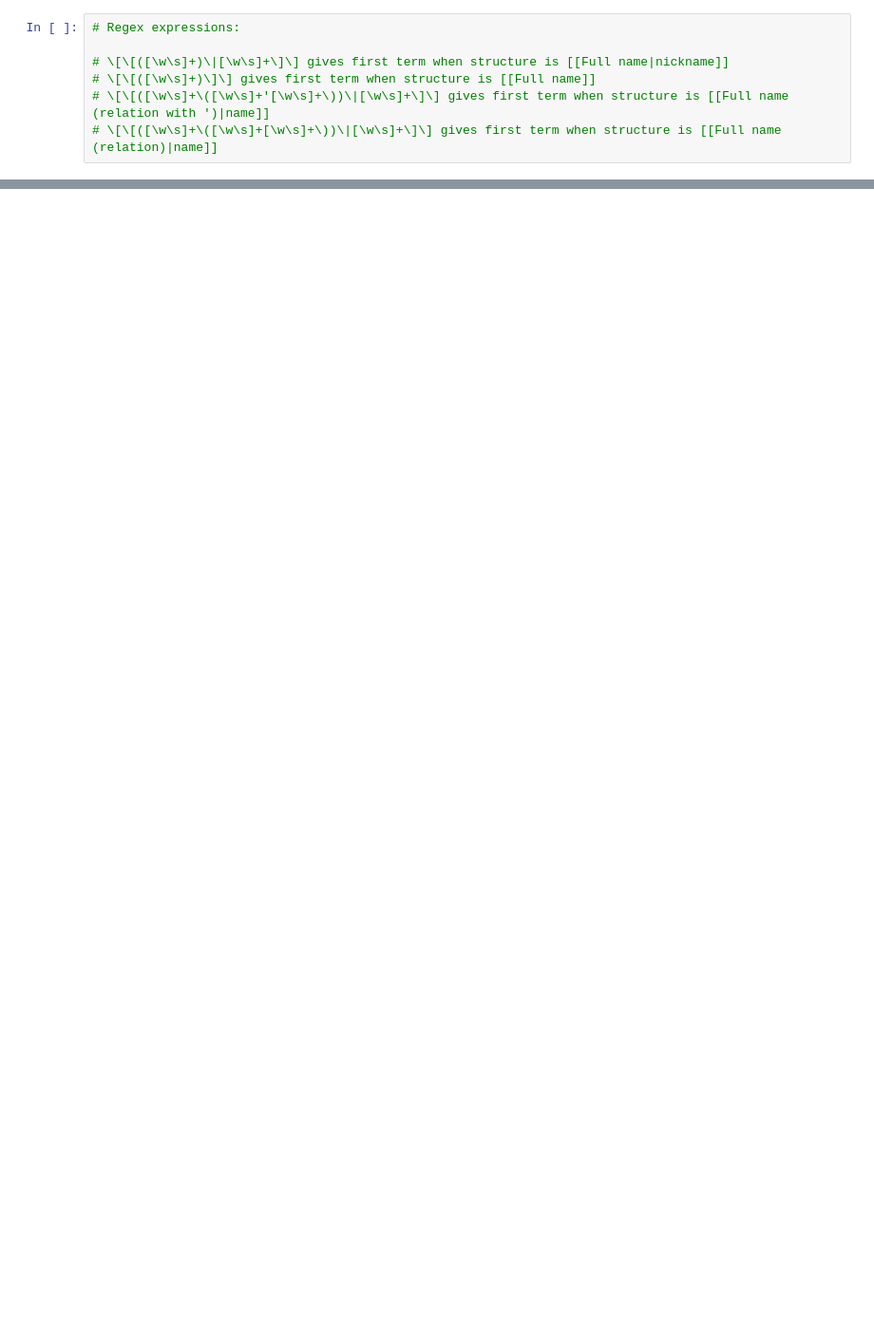
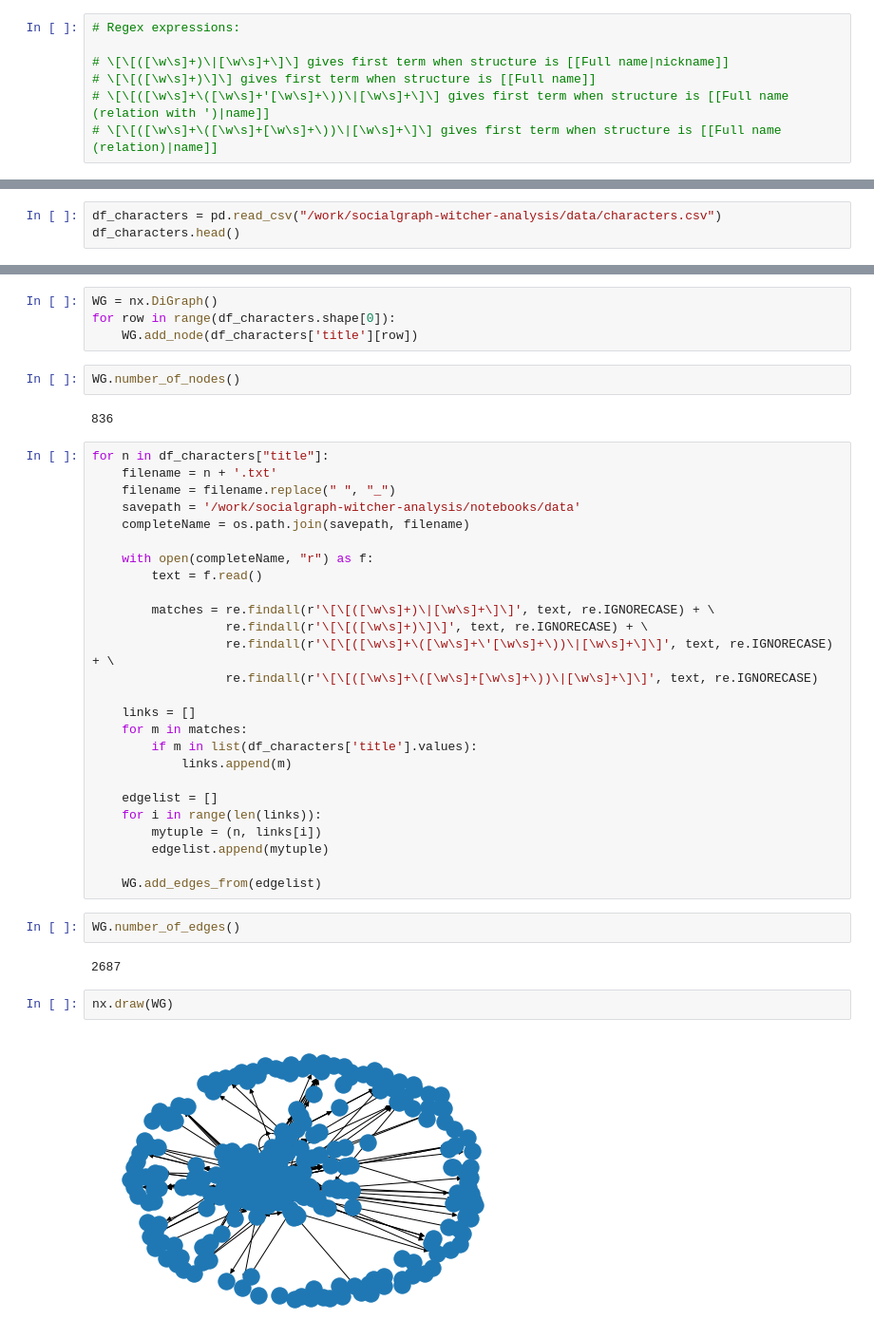
Before and after one commit to datarise/socialgraph-witcher-analysis, a Jupyter notebook: notebooks/build_graph.ipynb, the cells around one changed output, grey strips where cells are left out. Shown at 95% size. Saved outputs shown, nothing was run; the diff lists cells and outputs as text; blank space fills up the shorter version.

```diff
--- a/notebooks/build_graph.ipynb
+++ b/notebooks/build_graph.ipynb
@@ -7,0 +16,3 @@
+# %%
+df_characters = pd.read_csv("/work/socialgraph-witcher-analysis/data/characters.csv")
+df_characters.head()
@@ -7,0 +100,42 @@
+# %%
+WG = nx.DiGraph()
+for row in range(df_characters.shape[0]):
+    WG.add_node(df_characters['title'][row])
+# %%
+WG.number_of_nodes()
+# %% [output]
+836
+# %%
+for n in df_characters["title"]:
+    filename = n + '.txt'
+    filename = filename.replace(" ", "_")
+    savepath = '/work/socialgraph-witcher-analysis/notebooks/data'
+    completeName = os.path.join(savepath, filename)
+
+    with open(completeName, "r") as f:
+        text = f.read()
+
+        matches = re.findall(r'\[\[([\w\s]+)\|[\w\s]+\]\]', text, re.IGNORECASE) + \
+                  re.findall(r'\[\[([\w\s]+)\]\]', text, re.IGNORECASE) + \
+                  re.findall(r'\[\[([\w\s]+\([\w\s]+\'[\w\s]+\))\|[\w\s]+\]\]', text, re.IGNORECASE) + \
+                  re.findall(r'\[\[([\w\s]+\([\w\s]+[\w\s]+\))\|[\w\s]+\]\]', text, re.IGNORECASE)
+
+    links = []
+    for m in matches:
+        if m in list(df_characters['title'].values):
+            links.append(m)
+
+    edgelist = []
+    for i in range(len(links)):
+        mytuple = (n, links[i])
+        edgelist.append(mytuple)
+
+    WG.add_edges_from(edgelist)
+# %%
+WG.number_of_edges()
+# %% [output]
+2687
+# %%
+nx.draw(WG)
+# %% [output]
+[figure, added]
```
Also changed, not shown: parts of 18 cells of this notebook, 6 other files.
